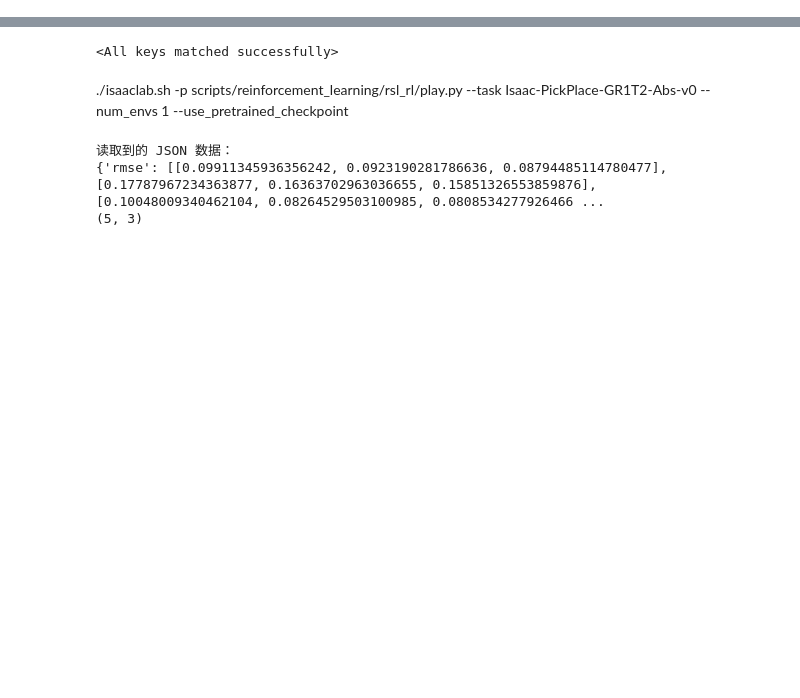
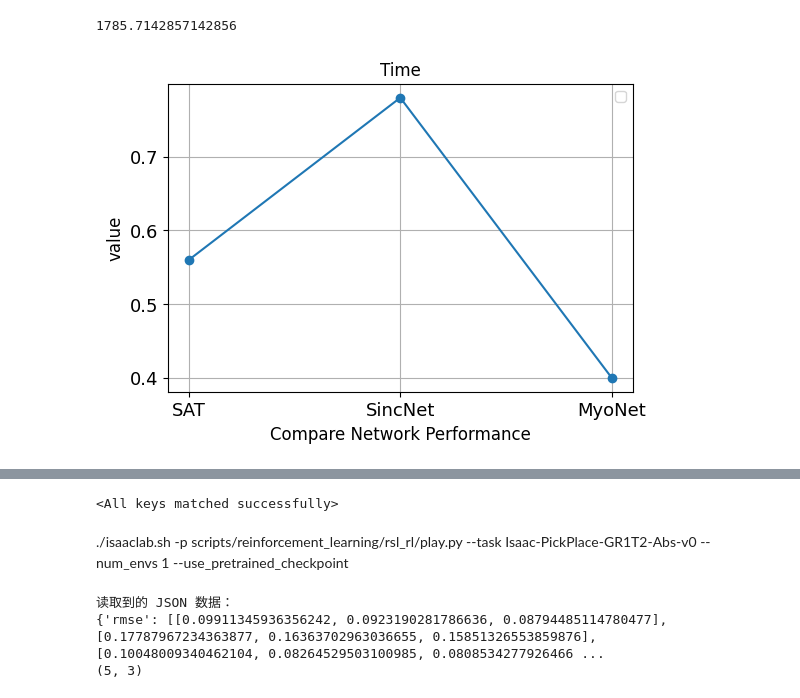
Before and after one commit to xiangkon/SATNet, a Jupyter notebook: dra.ipynb, the cells around one changed output, grey strips where cells are left out. Saved outputs shown, nothing was run; the diff lists cells and outputs as text; code cells hidden in the pictures; blank space fills up the shorter version.

```diff
--- a/dra.ipynb
+++ b/dra.ipynb
@@ -0,0 +32,27 @@
+# %%
+0.40/2.79*5.44
+1/0.56*1000
+# %% [output]
+1785.7142857142856
+# %%
+import numpy as np
+import matplotlib.pyplot as plt
+
+data = [0.56, 0.78, 0.40]
+
+# 转换为 NumPy 数组
+mean_rmseL= np.array(data)
+delta_Tlist = [1,2,3]
+
+plt.figure(figsize=(6, 4))
+plt.plot(delta_Tlist, data, marker='o', linestyle='-')
+plt.xlabel("Compare Network Performance", fontsize=12)
+plt.ylabel("value", fontsize=12)
+plt.grid()
+plt.legend(fontsize=10)
+plt.title("Time", fontsize=12)
+x_ticks = ["SAT", "SincNet", "MyoNet"]
+plt.xticks(ticks=delta_Tlist, labels=x_ticks)  # 设置 x 轴刻度标签
+plt.tick_params(axis='both', labelsize=13)  # 'both' 表示同时设置 x 和 y 轴、
+# %% [output]
+[figure, added]
```
Also changed, not shown: parts of 19 cells of this notebook, 27 other files.
